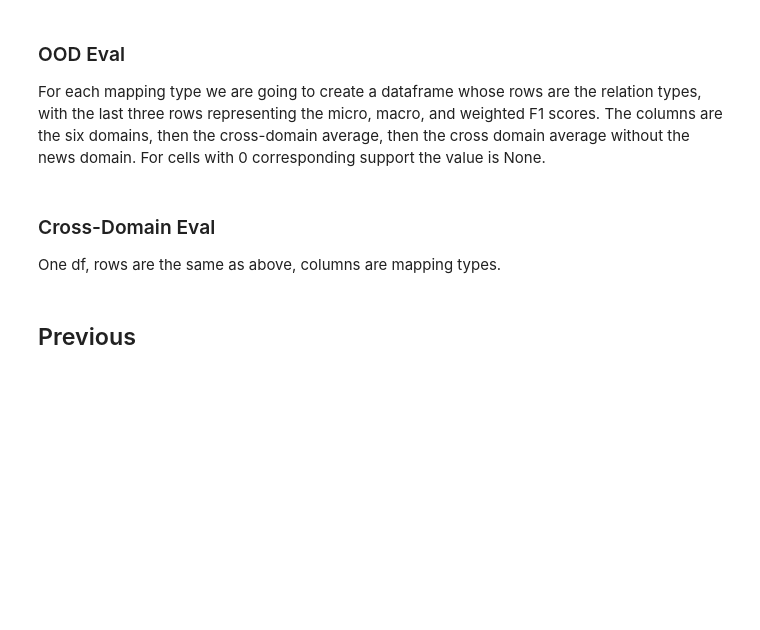
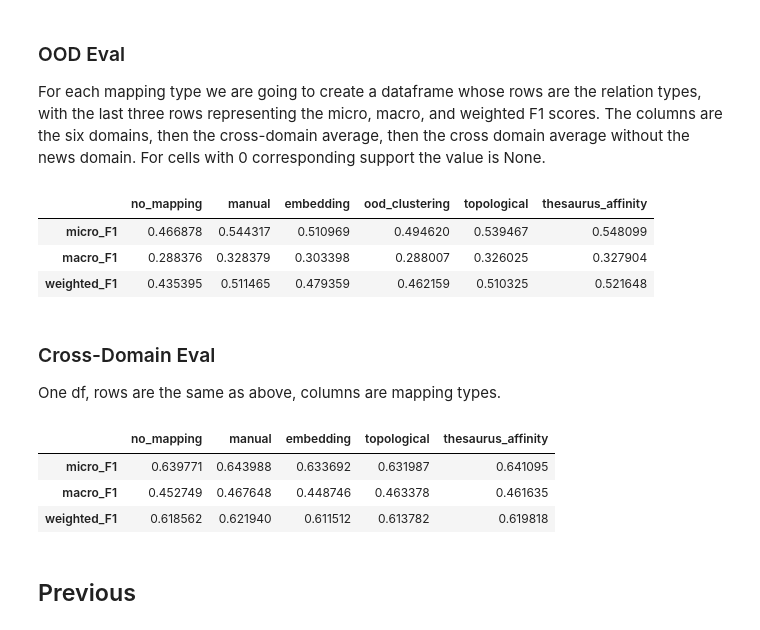
Before and after one commit to davidsule/politicians_are_also_people, a Jupyter notebook: plotting_results.ipynb, the cells around one changed output. Saved outputs shown, nothing was run; the diff lists cells and outputs as text; code cells hidden in the pictures; blank space fills up the shorter version.

```diff
--- a/plotting_results.ipynb
+++ b/plotting_results.ipynb
@@ -64,6 +64,18 @@ for mapping_type in mapping_types:
         avg_wo_news = sum(avg_wo_news) / len(avg_wo_news)
         results.loc[result_name, "avg_wo_news"] = avg_wo_news
     ood_results[mapping_type] = results
+# %%
+sum_measures = ["micro_F1", "macro_F1", "weighted_F1"]
+ood_summary = pd.DataFrame(0, index=sum_measures, columns=mapping_types)
+for mapping_type in mapping_types:
+    for measure in sum_measures:
+        ood_summary.loc[measure, mapping_type] = ood_results[mapping_type].loc[measure, "avg_wo_news"]
+ood_summary
+# %% [output]
+|  | no_mapping | manual | embedding | ood_clustering | topological | thesaurus_affinity |
+| micro_F1 | 0.466878 | 0.544317 | 0.510969 | 0.494620 | 0.539467 | 0.548099 |
+| macro_F1 | 0.288376 | 0.328379 | 0.303398 | 0.288007 | 0.326025 | 0.327904 |
+| weighted_F1 | 0.435395 | 0.511465 | 0.479359 | 0.462159 | 0.510325 | 0.521648 |
 # %% [markdown]
 ### Cross-Domain Eval
 
@@ -88,6 +100,14 @@ for mapping_type in mapping_types_cd_eval:
             cd_results.loc[result_name, mapping_type] = None
         else:
             cd_results.loc[result_name, mapping_type] = result_dict["average"][json_name]["f1-score"]
+# %%
+cd_summary = cd_results.iloc[-3:]
+cd_summary
+# %% [output]
+|  | no_mapping | manual | embedding | topological | thesaurus_affinity |
+| micro_F1 | 0.639771 | 0.643988 | 0.633692 | 0.631987 | 0.641095 |
+| macro_F1 | 0.452749 | 0.467648 | 0.448746 | 0.463378 | 0.461635 |
+| weighted_F1 | 0.618562 | 0.621940 | 0.611512 | 0.613782 | 0.619818 |
 # %% [markdown]
 ## Previous
 # %%
```
Also changed, not shown: 2 other files.
